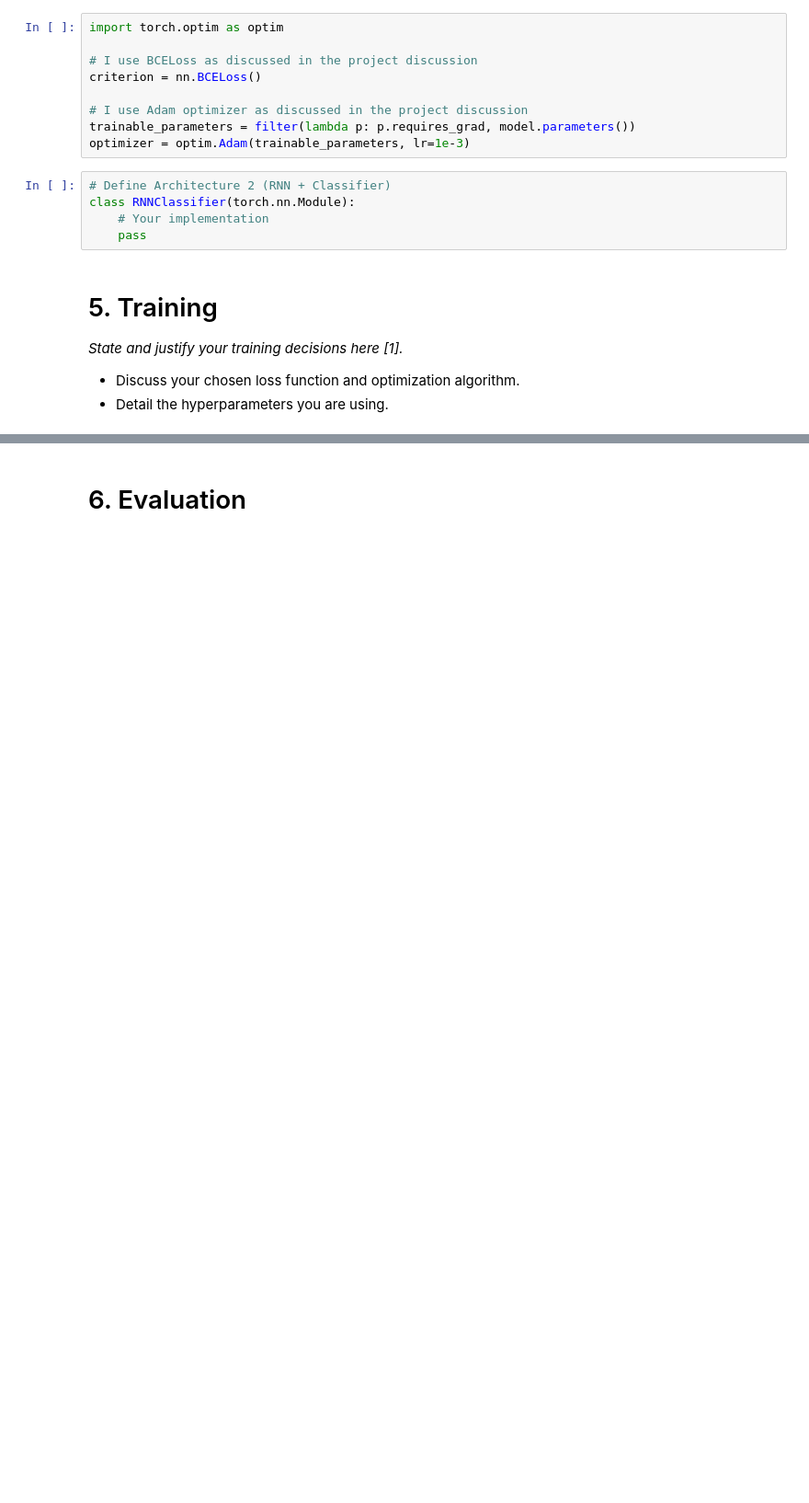
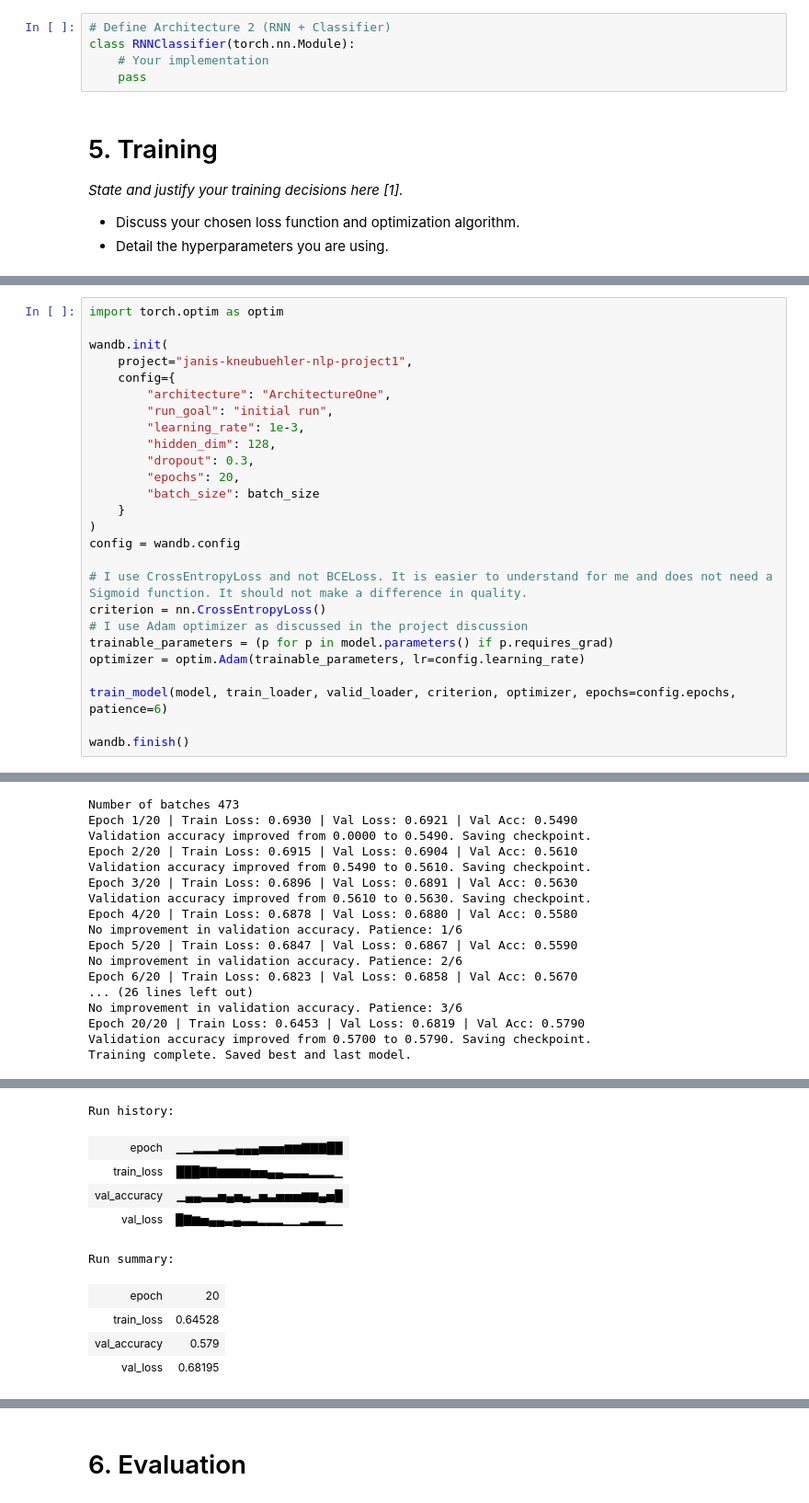
Before and after one commit to Kneubii/NLP_Exercises, a Jupyter notebook: Project_1/NLP_Project01_Janis_Kneubuehler.ipynb, the cells around one changed output, grey strips where cells are left out. Shown at 92% size. Saved outputs shown, nothing was run; the diff lists cells and outputs as text; blank space fills up the shorter version.

Commit message:
refactored and prepared for training architecture 1

```diff
--- a/Project_1/NLP_Project01_Janis_Kneubuehler.ipynb
+++ b/Project_1/NLP_Project01_Janis_Kneubuehler.ipynb
@@ -391,13 +364,4 @@ ArchitectureOne(
 )
-# %%
-import torch.optim as optim
-
-# I use BCELoss as discussed in the project discussion
-criterion = nn.BCELoss()
-
-# I use Adam optimizer as discussed in the project discussion
-trainable_parameters = filter(lambda p: p.requires_grad, model.parameters())
-optimizer = optim.Adam(trainable_parameters, lr=1e-3)
 # %%
 # Define Architecture 2 (RNN + Classifier)
 class RNNClassifier(torch.nn.Module):
@@ -541,0 +448,27 @@ Run history:
+# %%
+import torch.optim as optim
+
+wandb.init(
+    project="janis-kneubuehler-nlp-project1",
+    config={
+        "architecture": "ArchitectureOne",
+        "run_goal": "initial run",
+        "learning_rate": 1e-3,
+        "hidden_dim": 128,
+        "dropout": 0.3,
+        "epochs": 20,
+        "batch_size": batch_size
+    }
+)
+config = wandb.config
+
+# I use CrossEntropyLoss and not BCELoss. It is easier to understand for me and does not need a Sigmoid function. It should not make a difference in quality.
+criterion = nn.CrossEntropyLoss()
+# I use Adam optimizer as discussed in the project discussion
+trainable_parameters = (p for p in model.parameters() if p.requires_grad)
+optimizer = optim.Adam(trainable_parameters, lr=config.learning_rate)
+
+train_model(model, train_loader, valid_loader, criterion, optimizer, epochs=config.epochs, patience=6)
+
+wandb.finish()
+# %% [output]
@@ -541,0 +481,17 @@ Run history:
+Number of batches 473
+Epoch 1/20 | Train Loss: 0.6930 | Val Loss: 0.6921 | Val Acc: 0.5490
+Validation accuracy improved from 0.0000 to 0.5490. Saving checkpoint.
+Epoch 2/20 | Train Loss: 0.6915 | Val Loss: 0.6904 | Val Acc: 0.5610
+Validation accuracy improved from 0.5490 to 0.5610. Saving checkpoint.
+Epoch 3/20 | Train Loss: 0.6896 | Val Loss: 0.6891 | Val Acc: 0.5630
+Validation accuracy improved from 0.5610 to 0.5630. Saving checkpoint.
+Epoch 4/20 | Train Loss: 0.6878 | Val Loss: 0.6880 | Val Acc: 0.5580
+No improvement in validation accuracy. Patience: 1/6
+Epoch 5/20 | Train Loss: 0.6847 | Val Loss: 0.6867 | Val Acc: 0.5590
+No improvement in validation accuracy. Patience: 2/6
+Epoch 6/20 | Train Loss: 0.6823 | Val Loss: 0.6858 | Val Acc: 0.5670
+... (26 lines left out)
+No improvement in validation accuracy. Patience: 3/6
+Epoch 20/20 | Train Loss: 0.6453 | Val Loss: 0.6819 | Val Acc: 0.5790
+Validation accuracy improved from 0.5700 to 0.5790. Saving checkpoint.
+Training complete. Saved best and last model.
@@ -541,0 +499,10 @@ Run history:
+Run history:
+| epoch | ▁▁▂▂▂▃▃▄▄▄▅▅▅▆▆▇▇▇██ |
+| train_loss | ███▇▇▆▆▆▆▅▅▄▄▃▃▃▂▂▂▁ |
+| val_accuracy | ▁▄▄▃▃▅▄▅▄▂▅▃▅▅▅▆▆▄▅█ |
+| val_loss | █▇▆▅▄▄▃▄▃▃▂▂▂▁▁▂▃▃▁▁ |
+Run summary:
+| epoch | 20 |
+| train_loss | 0.64528 |
+| val_accuracy | 0.579 |
+| val_loss | 0.68195 |
```
Also changed, not shown: parts of 15 cells of this notebook.
